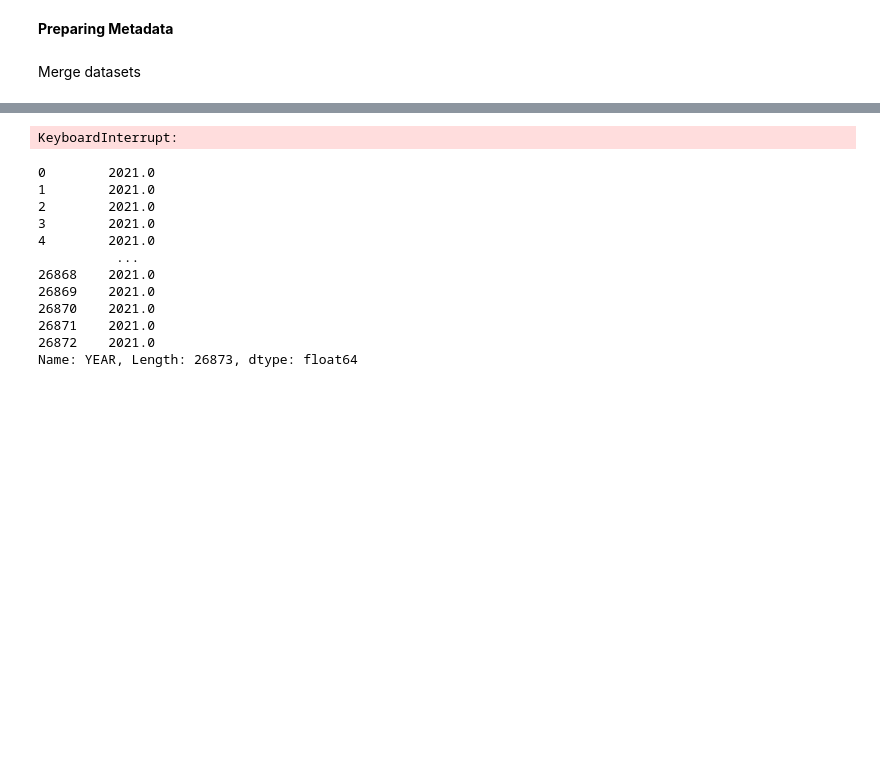
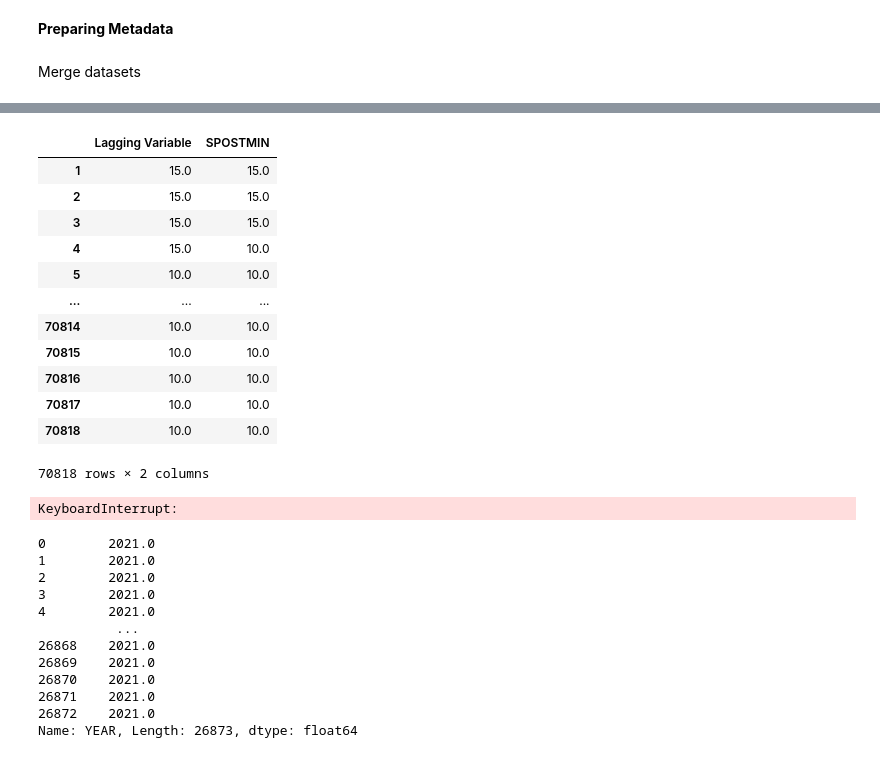
Before and after one commit to Anninam/Project-Disney-World-DSF, a Jupyter notebook: Annina_try.ipynb, the cells around one changed output, grey strips where cells are left out. Saved outputs shown, nothing was run; the diff lists cells and outputs as text; code cells hidden in the pictures; blank space fills up the shorter version.

Commit message:
shift function

```diff
--- a/Annina_try.ipynb
+++ b/Annina_try.ipynb
@@ -146,3 +162,24 @@ waittimes
+# %%
+waittimes["Lagging Variable"] = waittimes["SPOSTMIN"].shift(1)
+waittimes["Lagging Variable"]
+# %%
+waittimes.drop(labels=0, axis=0, inplace=True)
+# %%
+waittimes.loc[:, ['Lagging Variable', 'SPOSTMIN']]
+# %% [output]
+|  | Lagging Variable | SPOSTMIN |
+| 1 | 15.0 | 15.0 |
+| 2 | 15.0 | 15.0 |
+| 3 | 15.0 | 15.0 |
+| 4 | 15.0 | 10.0 |
+| 5 | 10.0 | 10.0 |
+| ... | ... | ... |
+| 70814 | 10.0 | 10.0 |
+| 70815 | 10.0 | 10.0 |
+| 70816 | 10.0 | 10.0 |
+| 70817 | 10.0 | 10.0 |
+| 70818 | 10.0 | 10.0 |
+70818 rows × 2 columns
 # %%
 # loop to remove outliers x times
 x = 4
```
Also changed, not shown: parts of 2 cells of this notebook.
